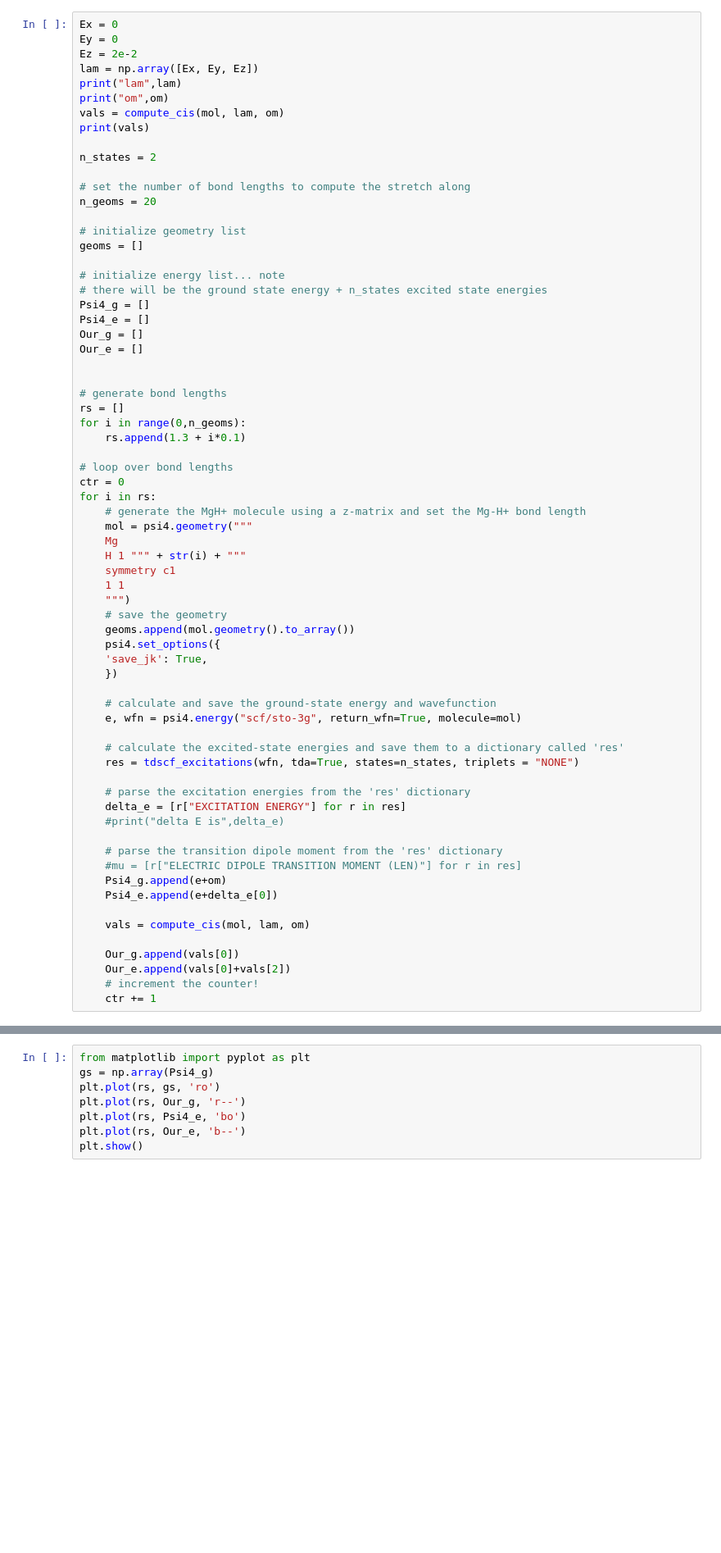
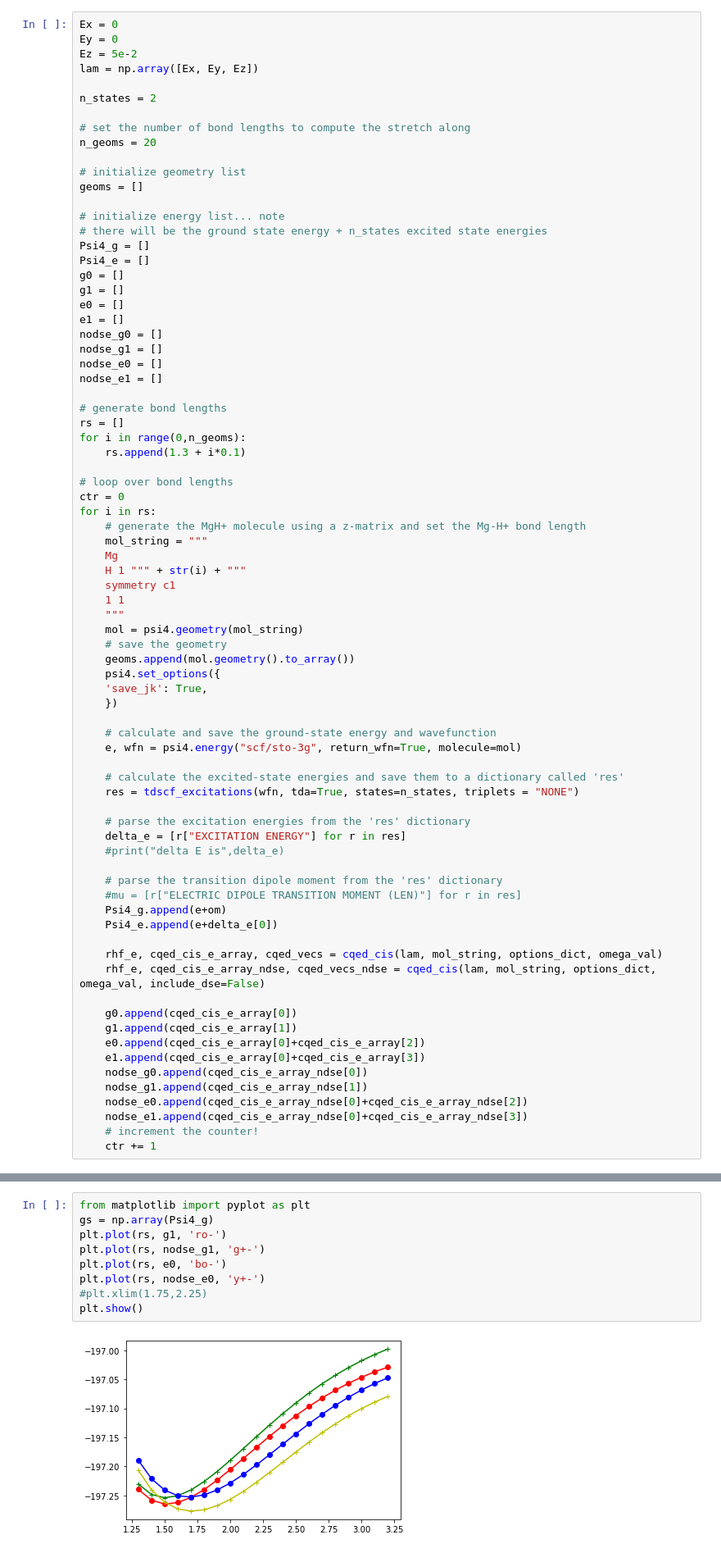
Before and after one commit to edeprince3/hilbert, a Jupyter notebook: src/psi4numpy_polaritonic_scf/cqed_cis.ipynb, the cells around one changed output, grey strips where cells are left out. Shown at 82% size. Saved outputs shown, nothing was run; the diff lists cells and outputs as text; blank space fills up the shorter version.

Commit message:
helper_cqed_cis added
optionally includes dse terms

```diff
--- a/src/psi4numpy_polaritonic_scf/cqed_cis.ipynb
+++ b/src/psi4numpy_polaritonic_scf/cqed_cis.ipynb
@@ -140,12 +151,8 @@ print(vals[0],vals[1],vals[2:]+e)
 # %%
 Ex = 0
 Ey = 0
-Ez = 2e-2
+Ez = 5e-2
 lam = np.array([Ex, Ey, Ez])
-print("lam",lam)
-print("om",om)
-vals = compute_cis(mol, lam, om)
-print(vals)
 
 n_states = 2
 
@@ -159,9 +166,14 @@ geoms = []
 # there will be the ground state energy + n_states excited state energies
 Psi4_g = []
 Psi4_e = []
-Our_g = []
-Our_e = []
-
+g0 = []
+g1 = []
+e0 = []
+e1 = []
+nodse_g0 = []
+nodse_g1 = []
+nodse_e0 = []
+nodse_e1 = []
 
 # generate bond lengths
 rs = []
@@ -172,12 +184,13 @@ for i in range(0,n_geoms):
 ctr = 0
 for i in rs:
     # generate the MgH+ molecule using a z-matrix and set the Mg-H+ bond length
-    mol = psi4.geometry("""
+    mol_string = """
     Mg
     H 1 """ + str(i) + """
     symmetry c1
     1 1
-    """)
+    """
+    mol = psi4.geometry(mol_string)
     # save the geometry
     geoms.append(mol.geometry().to_array())
     psi4.set_options({
@@ -199,9 +212,16 @@ for i in rs:
     Psi4_g.append(e+om)
     Psi4_e.append(e+delta_e[0])
 
-    vals = compute_cis(mol, lam, om)
+    rhf_e, cqed_cis_e_array, cqed_vecs = cqed_cis(lam, mol_string, options_dict, omega_val)
+    rhf_e, cqed_cis_e_array_ndse, cqed_vecs_ndse = cqed_cis(lam, mol_string, options_dict, omega_val, include_dse=False)
 
-    Our_g.append(vals[0])
-    Our_e.append(vals[0]+vals[2])
+    g0.append(cqed_cis_e_array[0])
+    g1.append(cqed_cis_e_array[1])
+    e0.append(cqed_cis_e_array[0]+cqed_cis_e_array[2])
+    e1.append(cqed_cis_e_array[0]+cqed_cis_e_array[3])
+    nodse_g0.append(cqed_cis_e_array_ndse[0])
+    nodse_g1.append(cqed_cis_e_array_ndse[1])
+    nodse_e0.append(cqed_cis_e_array_ndse[0]+cqed_cis_e_array_ndse[2])
+    nodse_e1.append(cqed_cis_e_array_ndse[0]+cqed_cis_e_array_ndse[3])
     # increment the counter!
     ctr += 1
@@ -208,11 +246,14 @@ for i in rs:
 # %%
 from matplotlib import pyplot as plt
 gs = np.array(Psi4_g)
-plt.plot(rs, gs, 'ro')
-plt.plot(rs, Our_g, 'r--')
-plt.plot(rs, Psi4_e, 'bo')
-plt.plot(rs, Our_e, 'b--')
+plt.plot(rs, g1, 'ro-')
+plt.plot(rs, nodse_g1, 'g+-')
+plt.plot(rs, e0, 'bo-')
+plt.plot(rs, nodse_e0, 'y+-')
+#plt.xlim(1.75,2.25)
 plt.show()
+# %% [output]
+[figure, added]
 # %% [markdown]
 \begin{align}
     \langle s | \langle \Phi_0 | \hat{H} | \Phi_0 \rangle | t \rangle &=
```
Also changed, not shown: parts of 5 cells of this notebook, 1 other file.
